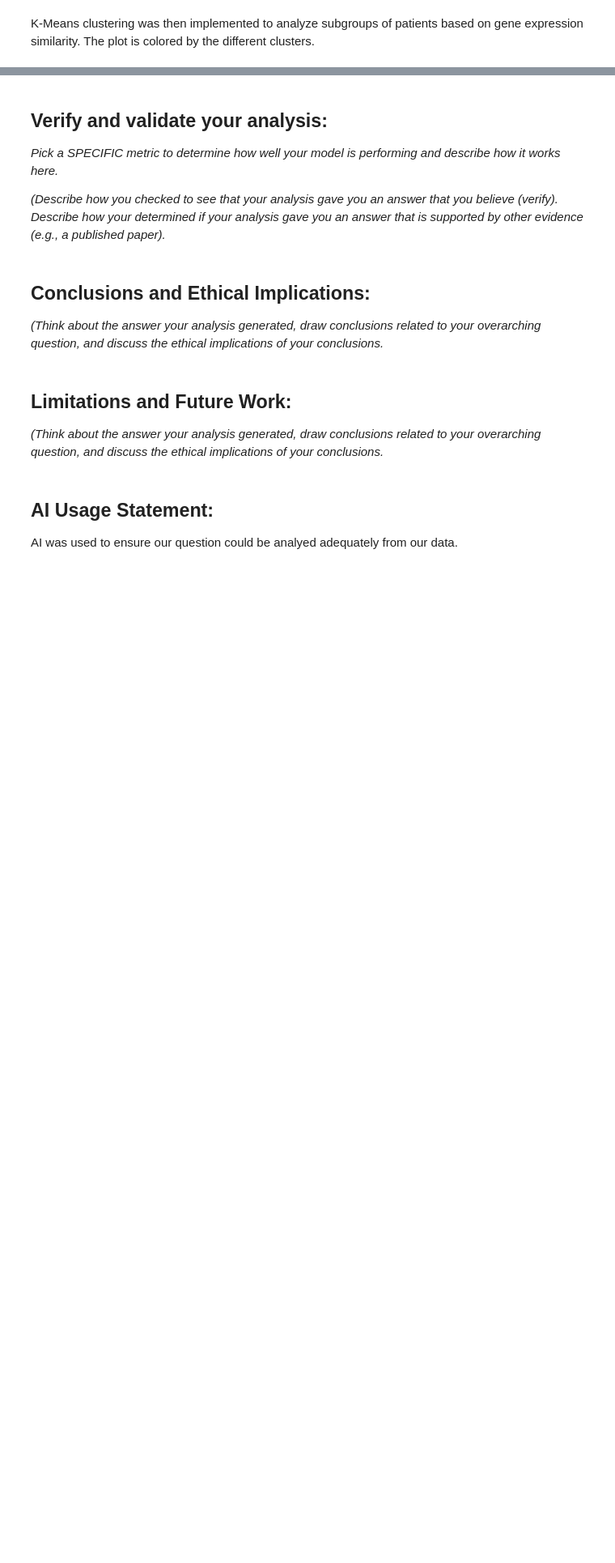
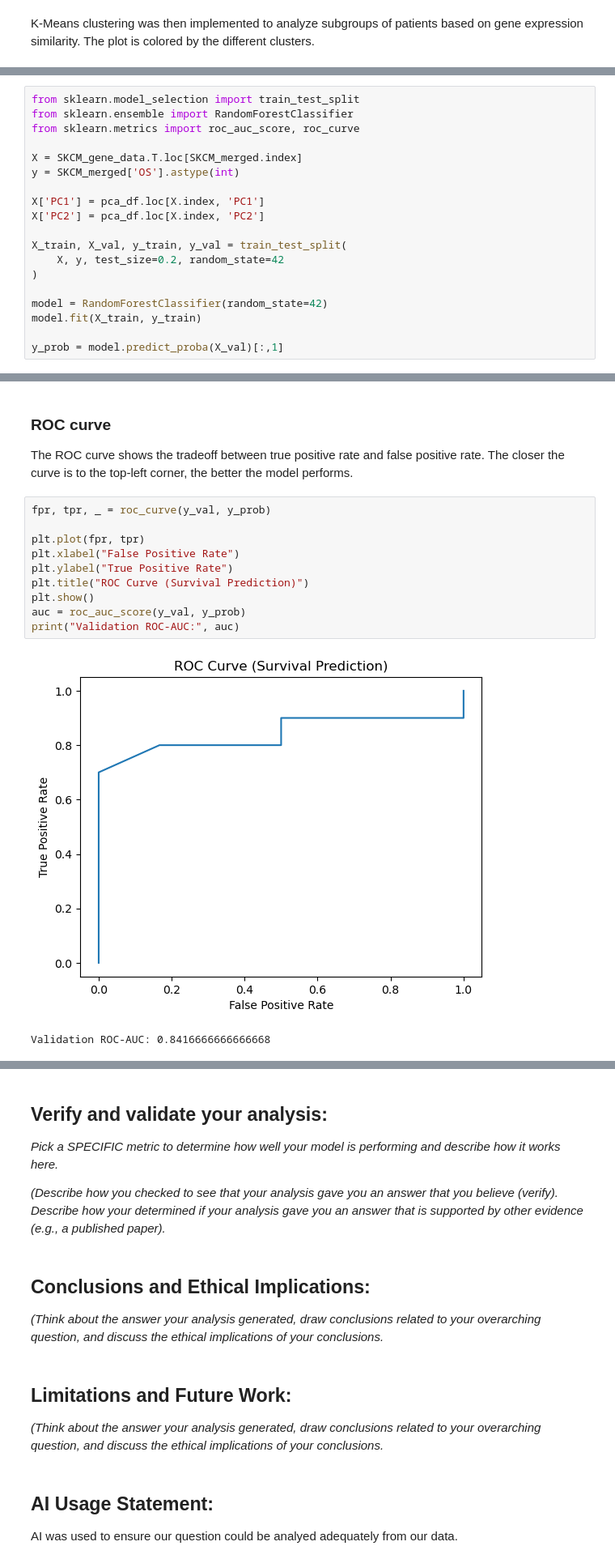
Before and after one commit to haydenrue1/Module-4-Cancer, a Jupyter notebook: code/Module 4 Template.ipynb, the cells around one changed output, grey strips where cells are left out. Shown at 81% size. Cells and saved outputs as stored; diff of their text form; blank space fills up the shorter version.

```diff
--- a/code/Module 4 Template.ipynb
+++ b/code/Module 4 Template.ipynb
@@ -747,0 +204,19 @@ Name: OS, dtype: float64
+# %%
+from sklearn.model_selection import train_test_split
+from sklearn.ensemble import RandomForestClassifier
+from sklearn.metrics import roc_auc_score, roc_curve
+
+X = SKCM_gene_data.T.loc[SKCM_merged.index]
+y = SKCM_merged['OS'].astype(int)
+
+X['PC1'] = pca_df.loc[X.index, 'PC1']
+X['PC2'] = pca_df.loc[X.index, 'PC2']
+
+X_train, X_val, y_train, y_val = train_test_split(
+    X, y, test_size=0.2, random_state=42
+)
+
+model = RandomForestClassifier(random_state=42)
+model.fit(X_train, y_train)
+
+y_prob = model.predict_proba(X_val)[:,1]
@@ -747,0 +240,17 @@ Name: OS, dtype: float64
+# %% [markdown]
+### ROC curve
+The ROC curve shows the tradeoff between true positive rate and false positive rate.
+The closer the curve is to the top-left corner, the better the model performs.
+# %%
+fpr, tpr, _ = roc_curve(y_val, y_prob)
+
+plt.plot(fpr, tpr)
+plt.xlabel("False Positive Rate")
+plt.ylabel("True Positive Rate")
+plt.title("ROC Curve (Survival Prediction)")
+plt.show()
+auc = roc_auc_score(y_val, y_prob)
+print("Validation ROC-AUC:", auc)
+# %% [output]
+[figure, added]
+Validation ROC-AUC: 0.8416666666666668
```
Also changed, not shown: parts of 27 cells of this notebook, 1 other file.
